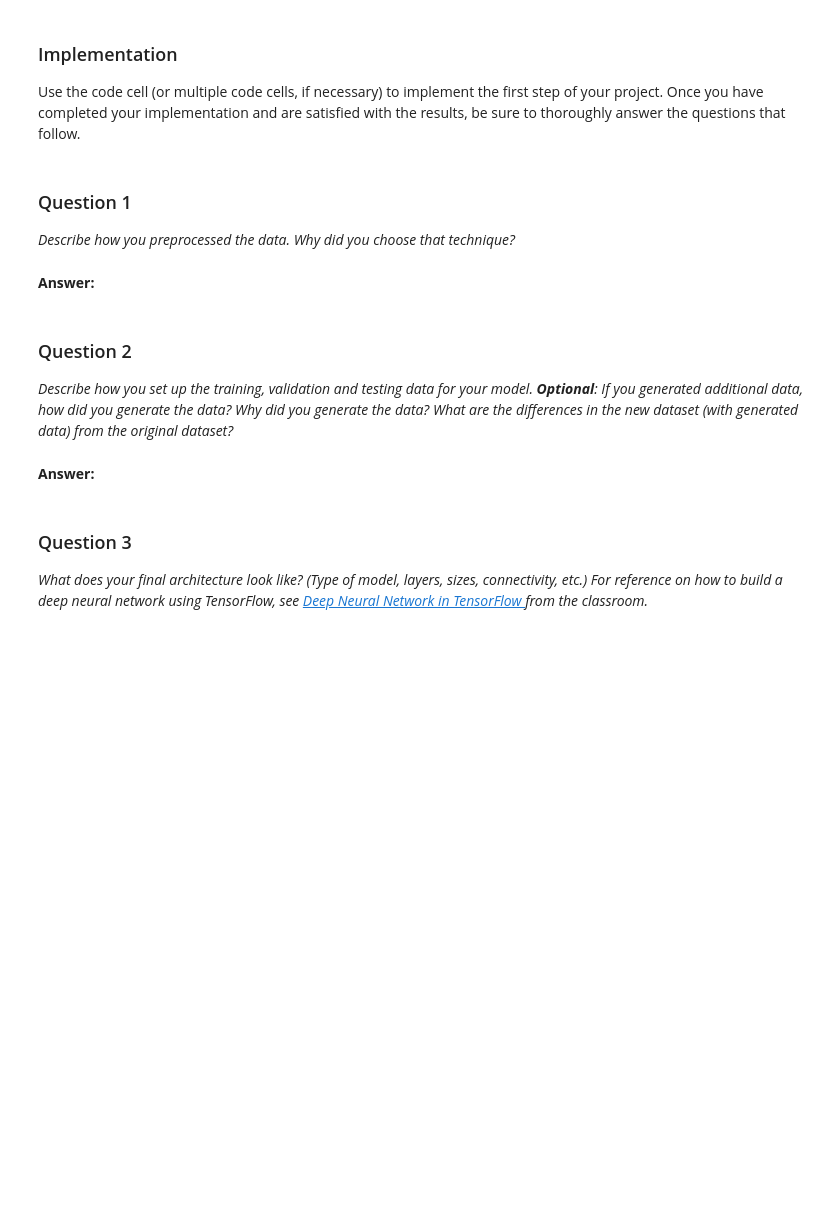
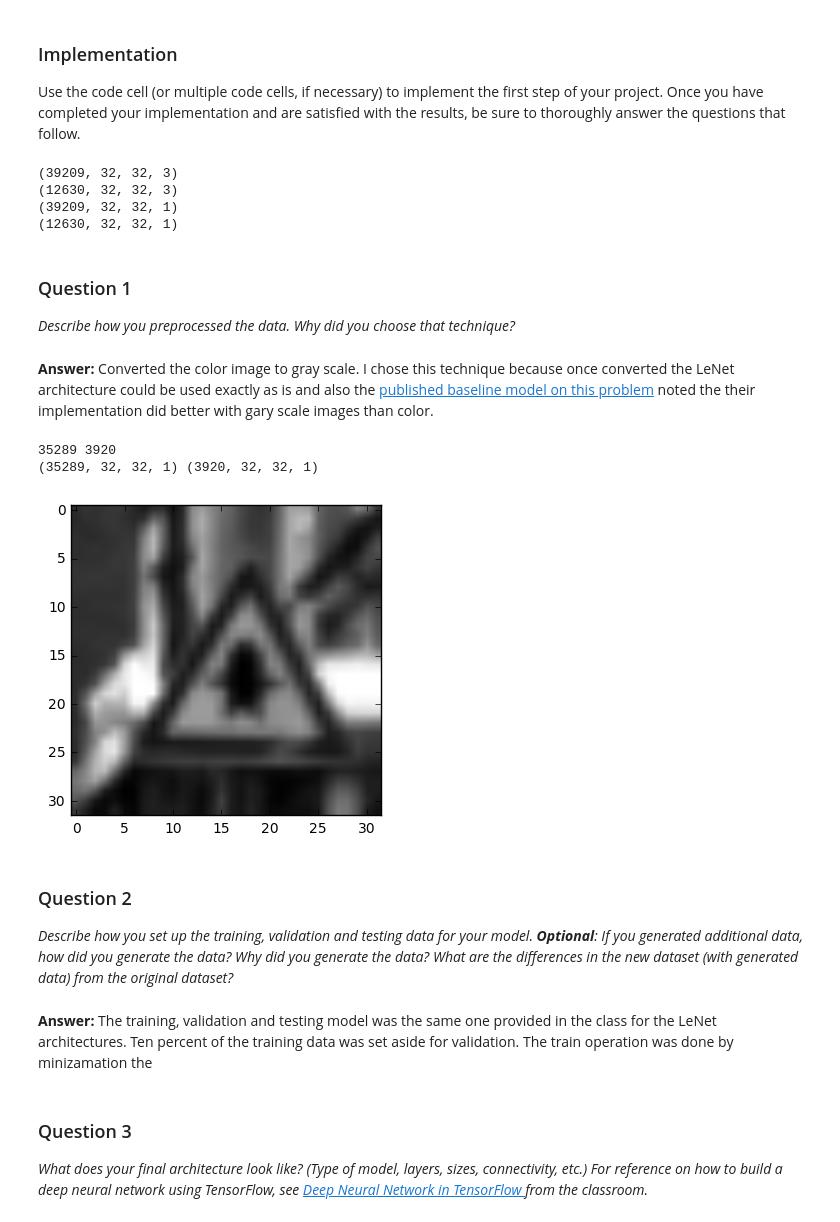
Before and after one commit to carltonwin8/CarND-Traffic-Sign-Classifier-Project, a Jupyter notebook: Traffic_Sign_Classifier.ipynb, the cells around one changed output. Cells and saved outputs as stored; diff of their text form; code cells hidden in the pictures; blank space fills up the shorter version.

```diff
--- a/Traffic_Sign_Classifier.ipynb
+++ b/Traffic_Sign_Classifier.ipynb
@@ -105,6 +118,19 @@ Use the code cell (or multiple code cells, if necessary) to implement the first
+# %%
+### Preprocess the data here.
+### Feel free to use as many code cells as needed.
+import numpy as np
+print(Xc_train.shape)
+print(Xc_test.shape)
+Xg_train = np.dot(Xc_train[...,:3],[0.299, 0.587, 0.114]).reshape((-1,32,32,1))
+X_test = np.dot(Xc_test[...,:3],[0.299, 0.587, 0.114]).reshape((-1,32,32,1))
+print(Xg_train.shape)
+print(X_test.shape)
+# %% [output]
+(39209, 32, 32, 3)
+(12630, 32, 32, 3)
+(39209, 32, 32, 1)
+(12630, 32, 32, 1)
 # %% [markdown]
 ### Question 1
 
 _Describe how you preprocessed the data. Why did you choose that technique?_
-# %% [markdown]
-**Answer:**
@@ -115,6 +137,37 @@ _Describe how you preprocessed the data. Why did you choose that technique?_
+# %% [markdown]
+**Answer:**
+Converted the color image to gray scale. I chose this technique because once converted the LeNet architecture could be used exactly as is and also the [published baseline model on this problem](http://yann.lecun.com/exdb/publis/pdf/sermanet-ijcnn-11.pdf) noted the their implementation did better with gary scale images than color.
+# %%
+### Generate additional data (OPTIONAL!)
+### and split the data into training/validation/testing sets here.
+### Feel free to use as many code cells as needed.
+from sklearn.utils import shuffle
+
+Xg_train, yc_train = shuffle(Xg_train, yc_train)
+n_validation = int(nc_train * 0.10)
+n_train = nc_train - n_validation
+print(n_train, n_validation)
+X_validation = Xg_train[:n_validation, ...]
+X_train = Xg_train[n_validation:, ...]
+print(X_train.shape, X_validation.shape)
+y_validation = yc_train[:n_validation, ...]
+y_train = yc_train[n_validation:, ...]
+
+import tensorflow as tf
+
+EPOCHS = 10
+BATCH_SIZE = 128
+
+from tensorflow.contrib.layers import flatten
+
+gray = Xg_train[index].squeeze()
+plt.imshow(gray, cmap = plt.get_cmap('gray'))
+plt.show()
+# %% [output]
+35289 3920
+(35289, 32, 32, 1) (3920, 32, 32, 1)
+[figure, added]
 # %% [markdown]
 ### Question 2
 
 _Describe how you set up the training, validation and testing data for your model. **Optional**: If you generated additional data, how did you generate the data? Why did you generate the data? What are the differences in the new dataset (with generated data) from the original dataset?_
-# %% [markdown]
-**Answer:**
@@ -123,0 +174,3 @@ _Describe how you set up the training, validation and testing data for your mode
+# %% [markdown]
+**Answer:**
+The training, validation and testing model was the same one provided in the class for the LeNet architectures. Ten percent of the training data was set aside for validation. The train operation was done by minizamation the
```
Also changed, not shown: parts of 9 cells of this notebook, 10 other files.
